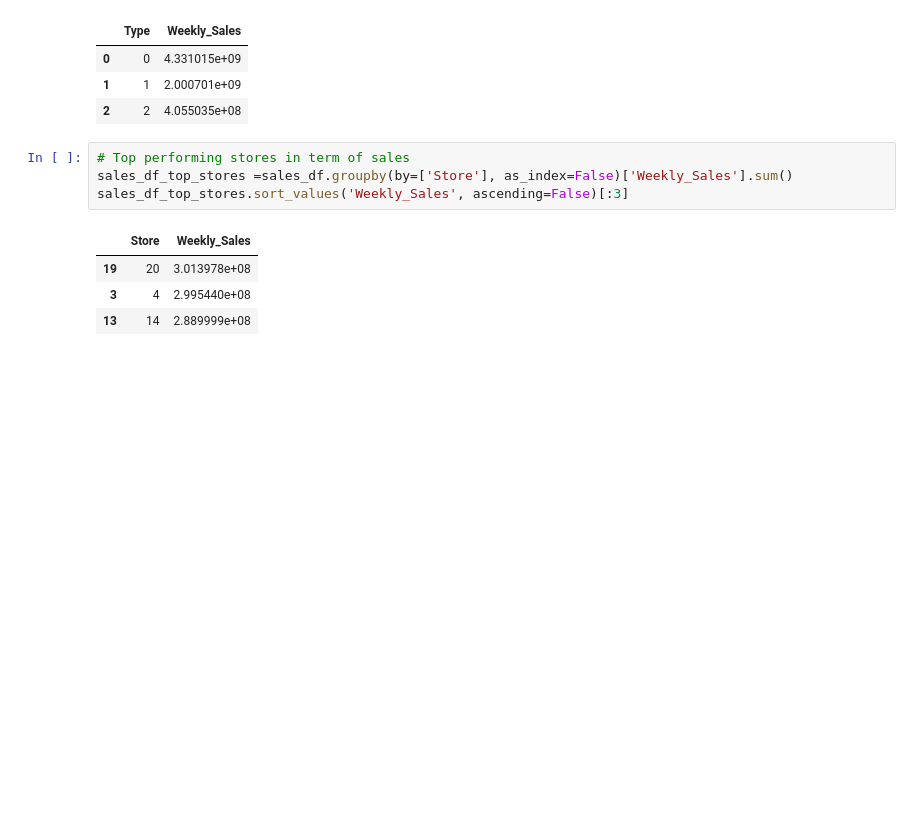
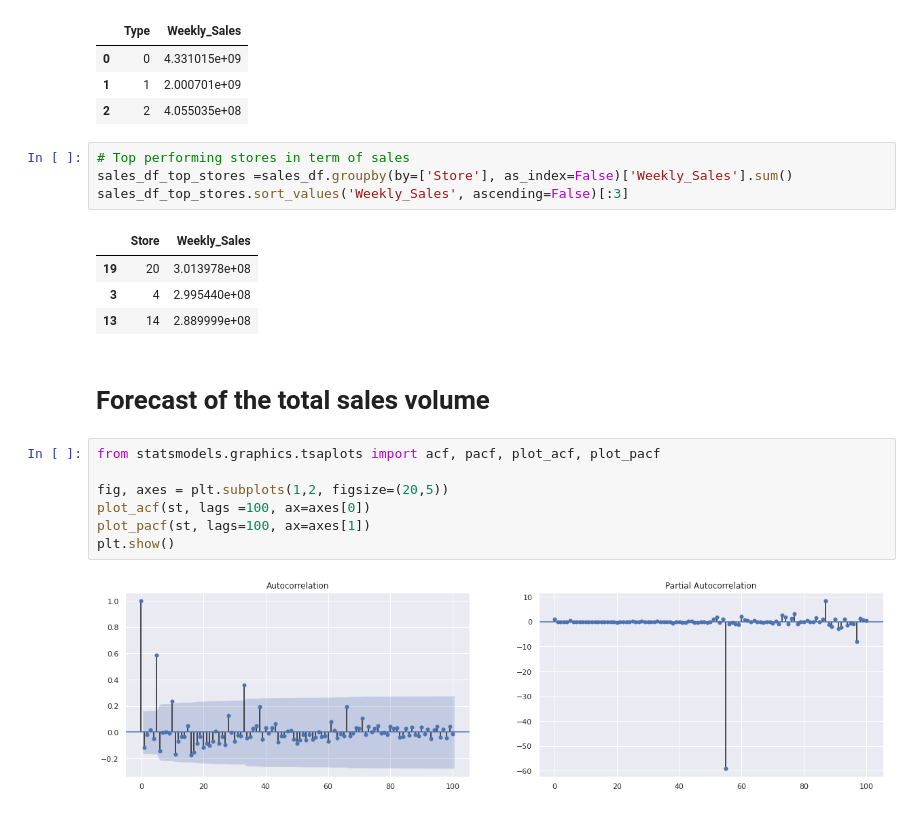
Before and after one commit to Sinethemba-nongqoto/Research-project, a Jupyter notebook: Analysis_0f_Results.ipynb, the cells around one changed output. Saved outputs shown, nothing was run; the diff lists cells and outputs as text; blank space fills up the shorter version.

```diff
--- a/Analysis_0f_Results.ipynb
+++ b/Analysis_0f_Results.ipynb
@@ -217,3 +217,14 @@ sales_df_top_stores.sort_values('Weekly_Sales', ascending=False)[:3]
 | 19 | 20 | 3.013978e+08 |
 | 3 | 4 | 2.995440e+08 |
 | 13 | 14 | 2.889999e+08 |
+# %% [markdown]
+# Forecast of the total sales volume
+# %%
+from statsmodels.graphics.tsaplots import acf, pacf, plot_acf, plot_pacf
+
+fig, axes = plt.subplots(1,2, figsize=(20,5))
+plot_acf(st, lags =100, ax=axes[0])
+plot_pacf(st, lags=100, ax=axes[1])
+plt.show()
+# %% [output]
+[figure, added]
```
Also changed, not shown: parts of 27 cells of this notebook.
